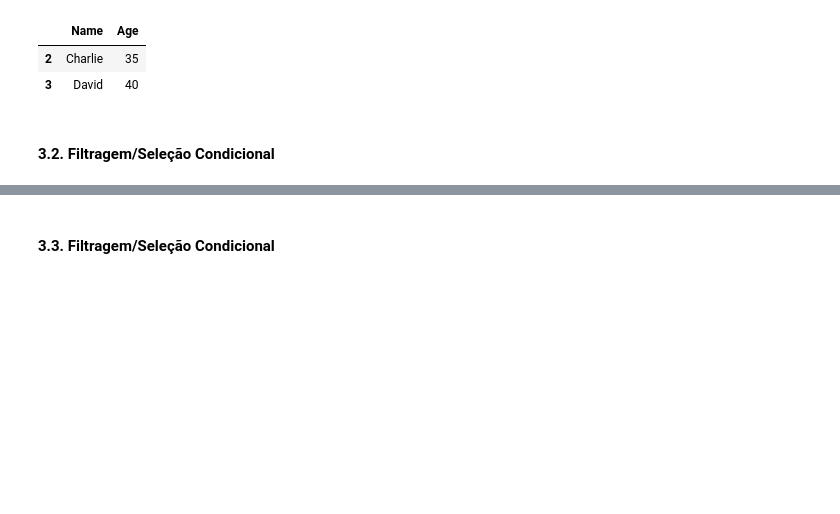
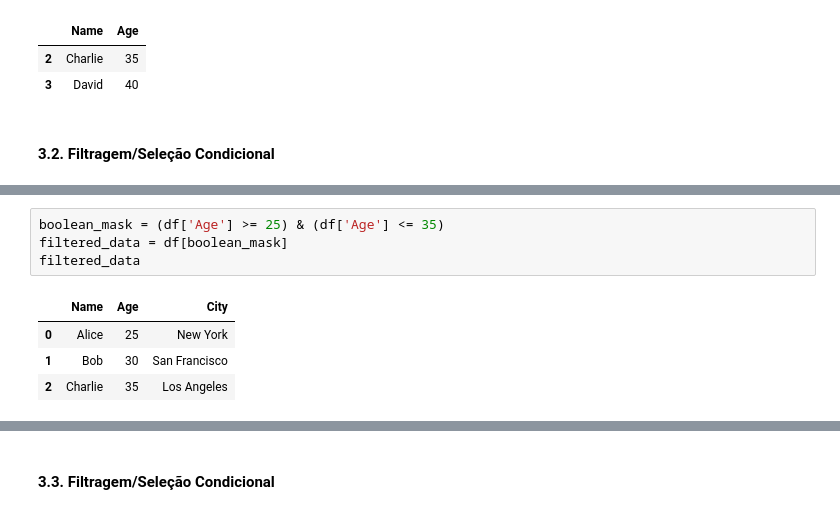
Before and after one commit to saulosgil/pandas_funcoes_basicas, a Jupyter notebook: pandas.ipynb, the cells around one changed output, grey strips where cells are left out. Drawn from its saved outputs; the diff is of its cells as text; blank space fills up the shorter version.

```diff
--- a/pandas.ipynb
+++ b/pandas.ipynb
@@ -388,0 +436,9 @@ df.iloc[2:4, 0:2]
+# %%
+boolean_mask = (df['Age'] >= 25) & (df['Age'] <= 35)
+filtered_data = df[boolean_mask]
+filtered_data
+# %% [output]
+|  | Name | Age | City |
+| 0 | Alice | 25 | New York |
+| 1 | Bob | 30 | San Francisco |
+| 2 | Charlie | 35 | Los Angeles |
```
Also changed, not shown: parts of 14 cells of this notebook.
